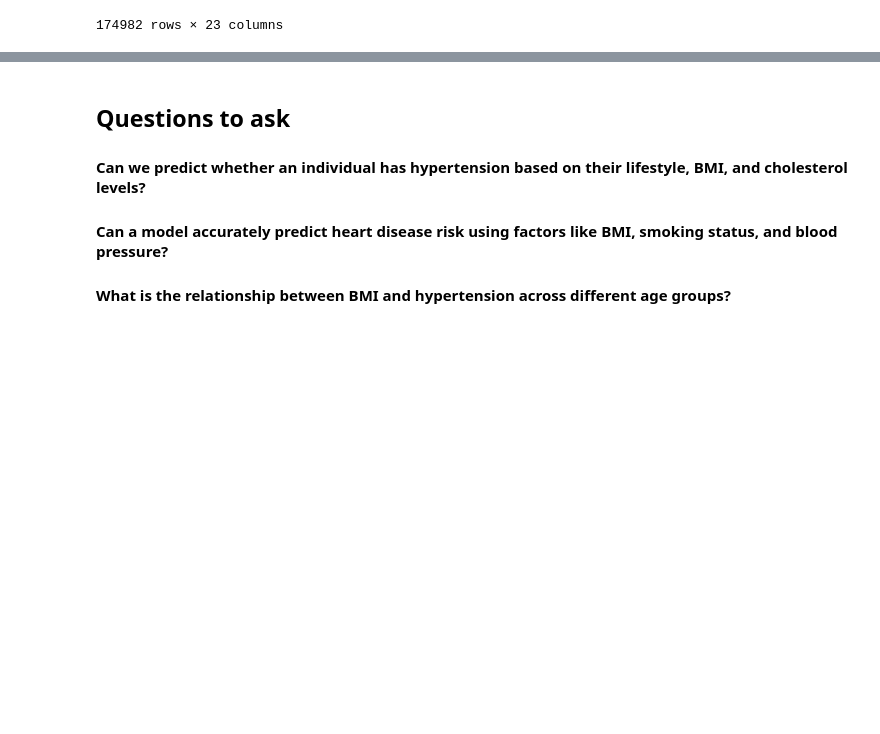
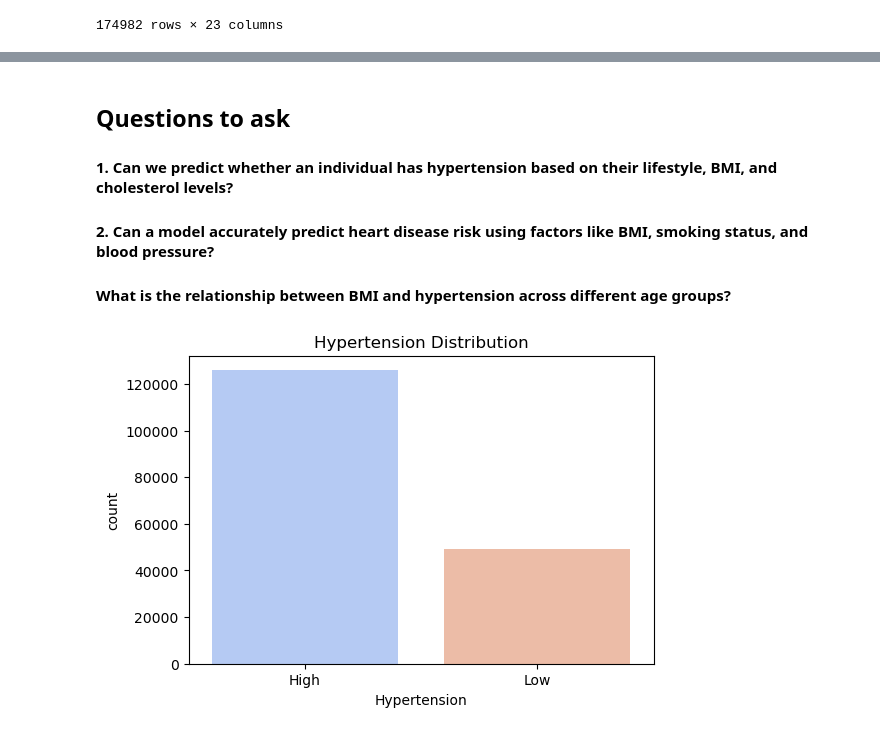
Before and after one commit to LieutLet/SpartaHackX, a Jupyter notebook: spartangroup.ipynb, the cells around one changed output, grey strips where cells are left out. Saved outputs shown, nothing was run; the diff lists cells and outputs as text; code cells hidden in the pictures; blank space fills up the shorter version.

```diff
--- a/spartangroup.ipynb
+++ b/spartangroup.ipynb
@@ -41,5 +68,5 @@ dataclean#already clean
 # %% [markdown]
 ## Questions to ask
-#### Can we predict whether an individual has hypertension based on their lifestyle, BMI, and cholesterol levels?
-#### Can a model accurately predict heart disease risk using factors like BMI, smoking status, and blood pressure?
+#### 1. Can we predict whether an individual has hypertension based on their lifestyle, BMI, and cholesterol levels?
+#### 2. Can a model accurately predict heart disease risk using factors like BMI, smoking status, and blood pressure?
 #### What is the relationship between BMI and hypertension across different age groups?
@@ -47,0 +73,15 @@ dataclean#already clean
+# %%
+import matplotlib.pyplot as plt  # Ensure correct import
+import seaborn as sns
+import pandas as pd
+
+# Load dataset (assuming you have already loaded `data`)
+# data = pd.read_csv("hypertension_dataset.csv")
+
+# Visualize Hypertension Distribution
+plt.figure(figsize=(6, 4))  # Ensure figure is explicitly created
+sns.countplot(x='Hypertension', data=data, palette='coolwarm')
+plt.title("Hypertension Distribution")  # Correct usage
+plt.show()
+# %% [output]
+[figure, added]
```
Also changed, not shown: parts of 10 cells of this notebook.
